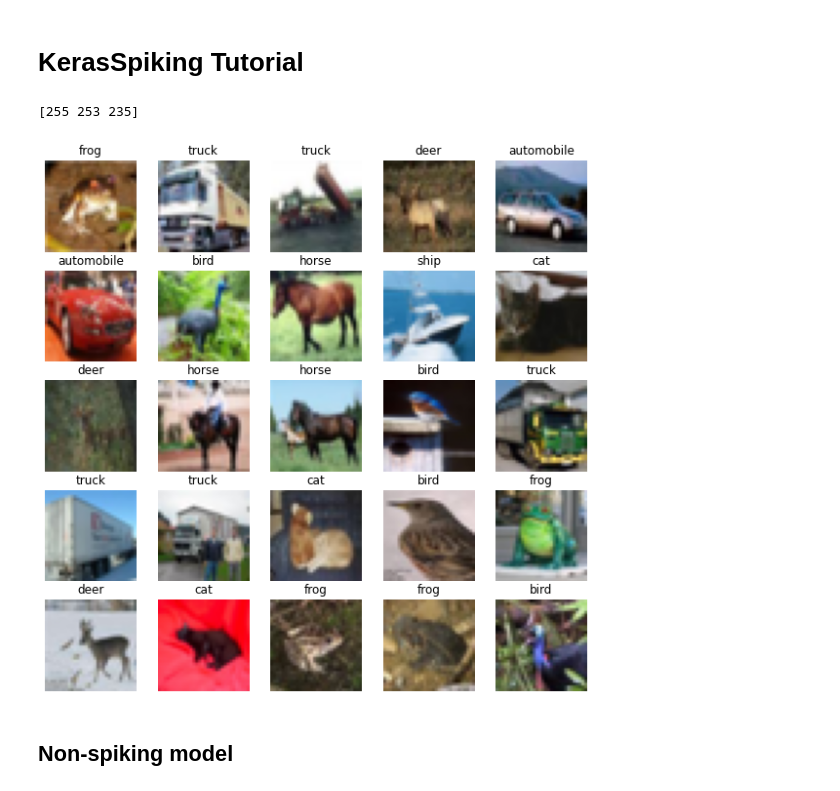
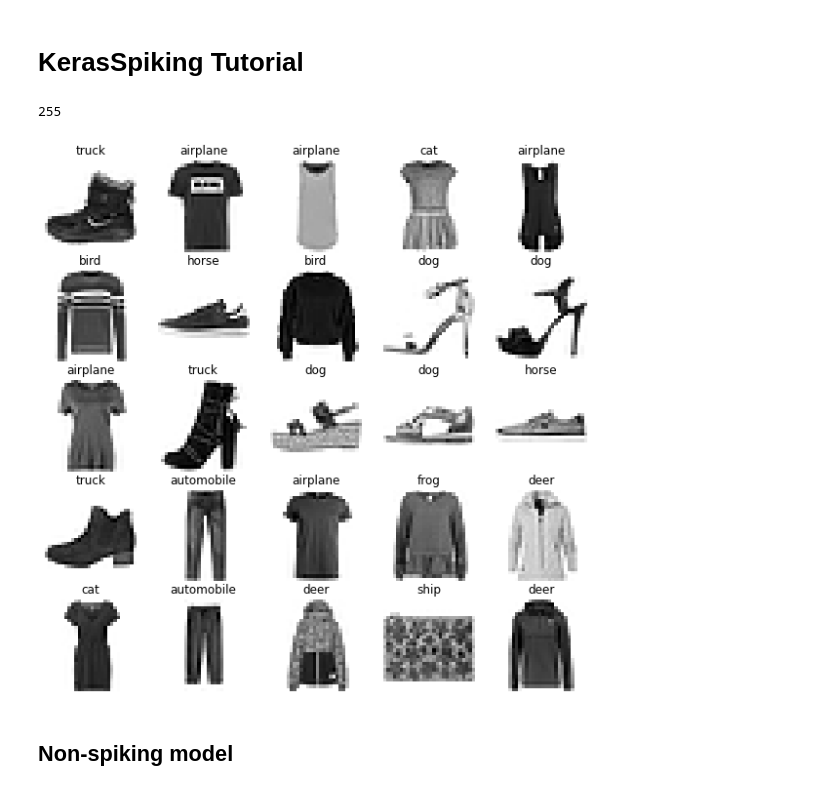
Before and after one commit to justinborromeo/syde-552-project, a Jupyter notebook: Project Code Notes.ipynb, the cells around one changed output. Drawn from its saved outputs; the diff is of its cells as text; code cells hidden in the pictures.

```diff
--- a/Project Code Notes.ipynb
+++ b/Project Code Notes.ipynb
@@ -10,40 +10,38 @@ import keras_spiking
 tf.random.set_seed(0)
 np.random.seed(0)
 # %%
-((train_images, train_labels),(test_images, test_labels),) = tf.keras.datasets.cifar10.load_data()
-train_labels = train_labels.squeeze()
-test_labels = test_labels.squeeze()
+((train_images, train_labels),(test_images, test_labels),) = tf.keras.datasets.fashion_mnist.load_data()
 
 # maximum of each colour is 255
 print(np.max(train_images[0], axis=(0,1)))
 
 # normalize images so values are between 0 and 1
 train_images = train_images / 255.0
 test_images = test_images / 255.0
 
 class_names = [
     "airplane",
     "automobile",
     "bird",
     "cat",
     "deer",
     "dog",
     "frog",
     "horse",
     "ship",
     "truck",
 ]
 num_classes = len(class_names)
 
 plt.figure(figsize=(10, 10))
 for i in range(25):
     plt.subplot(5, 5, i + 1)
     plt.imshow(train_images[i], cmap=plt.cm.binary)
     plt.axis("off")
     plt.title(class_names[train_labels[i]])
 # %% [output]
-[255 253 235]
+255
-[figure, old version]
+[figure, new version]
 # %% [markdown]
 ## Non-spiking model
 # %%
```
Also changed, not shown: parts of 1 cell of this notebook, 3 other files.
